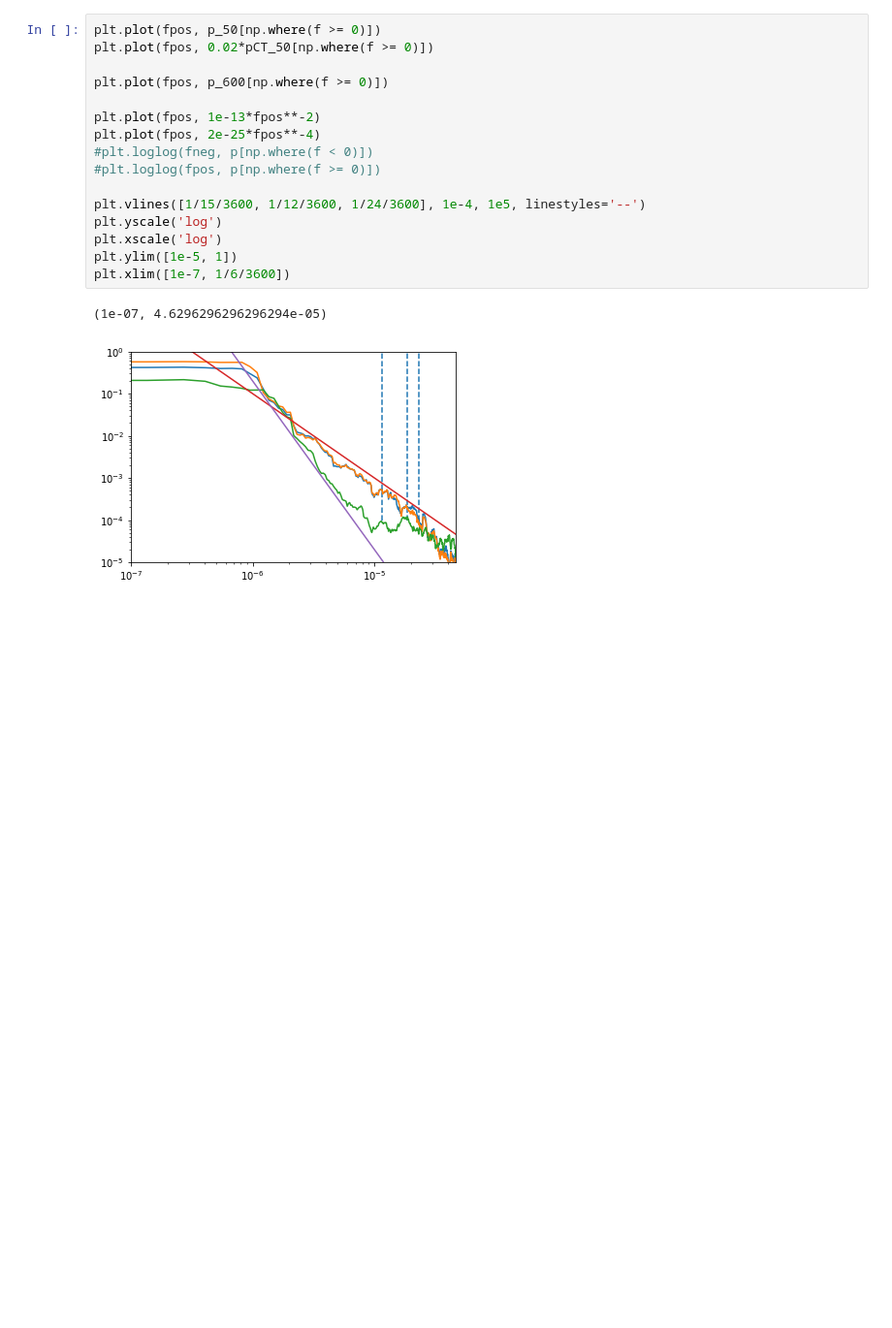
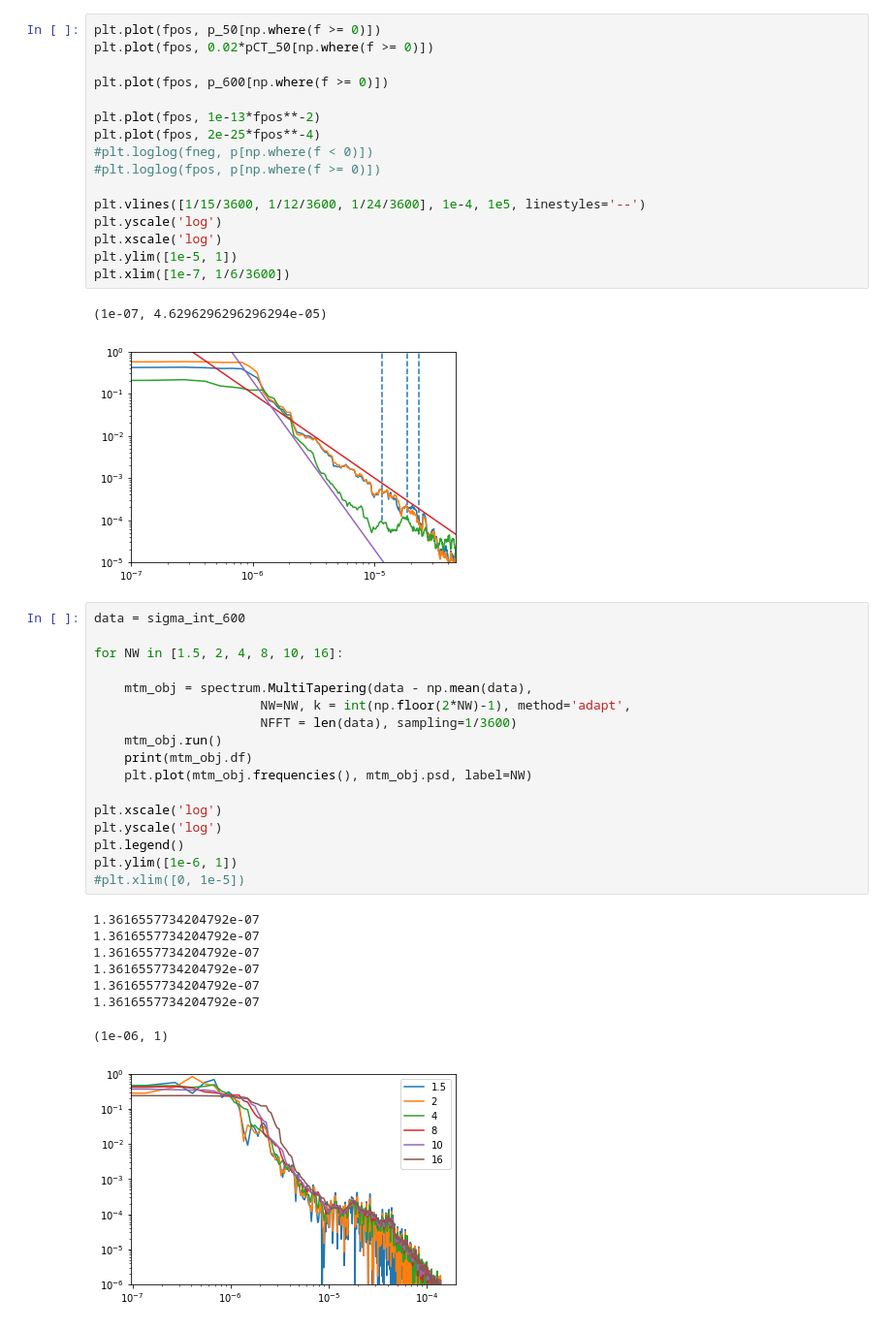
Before and after one commit to dhruvbalwada/sogos, a Jupyter notebook: notebooks/notebooks_variability_paper/frequency_spectra.ipynb, the cells around one changed output. Shown at 97% size. Saved outputs shown, nothing was run; the diff lists cells and outputs as text; blank space fills up the shorter version.

```diff
--- a/notebooks/notebooks_variability_paper/frequency_spectra.ipynb
+++ b/notebooks/notebooks_variability_paper/frequency_spectra.ipynb
@@ -168,3 +210,29 @@ plt.xlim([1e-7, 1/6/3600])
 # %% [output]
 (1e-07, 4.6296296296296294e-05)
 [figure]
+# %%
+data = sigma_int_600
+
+for NW in [1.5, 2, 4, 8, 10, 16]:
+
+    mtm_obj = spectrum.MultiTapering(data - np.mean(data),
+                      NW=NW, k = int(np.floor(2*NW)-1), method='adapt',
+                      NFFT = len(data), sampling=1/3600)
+    mtm_obj.run()
+    print(mtm_obj.df)
+    plt.plot(mtm_obj.frequencies(), mtm_obj.psd, label=NW)
+
+plt.xscale('log')
+plt.yscale('log')
+plt.legend()
+plt.ylim([1e-6, 1])
+#plt.xlim([0, 1e-5])
+# %% [output]
+1.3616557734204792e-07
+1.3616557734204792e-07
+1.3616557734204792e-07
+1.3616557734204792e-07
+1.3616557734204792e-07
+1.3616557734204792e-07
+(1e-06, 1)
+[figure, added]
```
Also changed, not shown: parts of 23 cells of this notebook, 1 other file.
